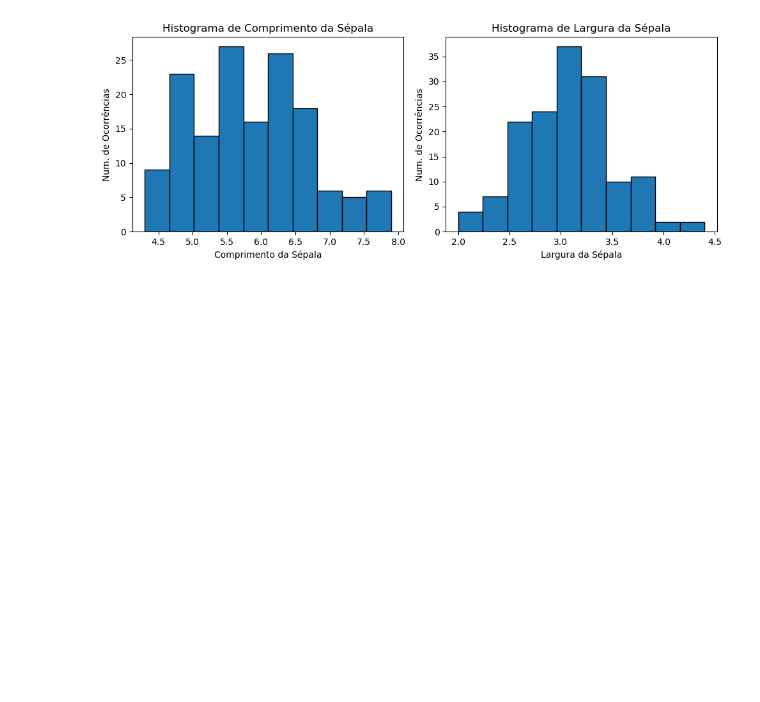
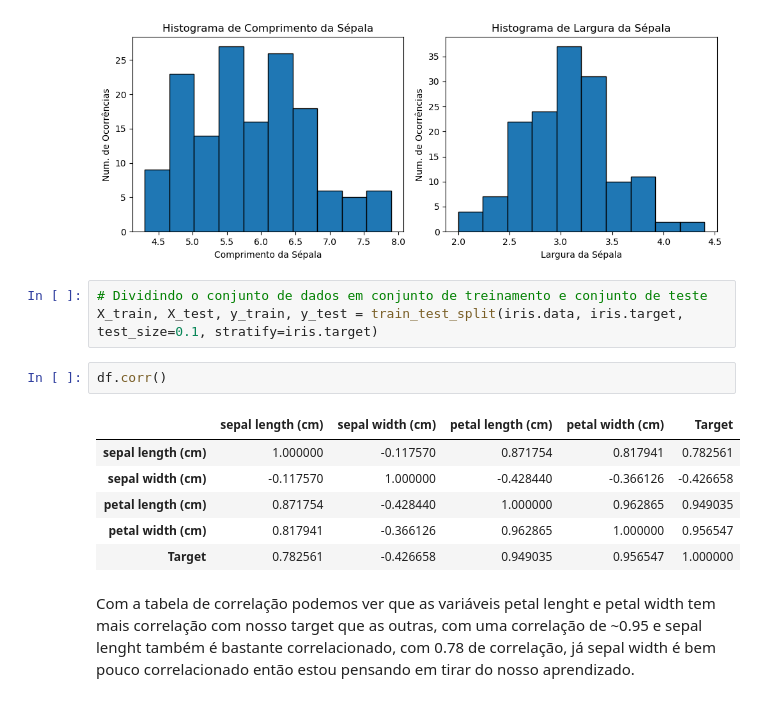
Before and after one commit to MatheusOliveiraSilva/Intro.-ML, a Jupyter notebook: tarefa3/tarefa3.ipynb, the cells around one changed output. Drawn from its saved outputs; the diff is of its cells as text; blank space fills up the shorter version.

```diff
--- a/tarefa3/tarefa3.ipynb
+++ b/tarefa3/tarefa3.ipynb
@@ -95,3 +96,17 @@ plt.tight_layout()
 plt.show()
 # %% [output]
 [figure]
+# %%
+# Dividindo o conjunto de dados em conjunto de treinamento e conjunto de teste
+X_train, X_test, y_train, y_test = train_test_split(iris.data, iris.target, test_size=0.1, stratify=iris.target)
+# %%
+df.corr()
+# %% [output]
+|  | sepal length (cm) | sepal width (cm) | petal length (cm) | petal width (cm) | Target |
+| sepal length (cm) | 1.000000 | -0.117570 | 0.871754 | 0.817941 | 0.782561 |
+| sepal width (cm) | -0.117570 | 1.000000 | -0.428440 | -0.366126 | -0.426658 |
+| petal length (cm) | 0.871754 | -0.428440 | 1.000000 | 0.962865 | 0.949035 |
+| petal width (cm) | 0.817941 | -0.366126 | 0.962865 | 1.000000 | 0.956547 |
+| Target | 0.782561 | -0.426658 | 0.949035 | 0.956547 | 1.000000 |
+# %% [markdown]
+Com a tabela de correlação podemos ver que as variáveis petal lenght e petal width tem mais correlação com nosso target que as outras, com uma correlação de ~0.95 e sepal lenght também é bastante correlacionado, com 0.78 de correlação, já sepal width é bem pouco correlacionado então estou pensando em tirar do nosso aprendizado.
```
Also changed, not shown: parts of 5 cells of this notebook.
